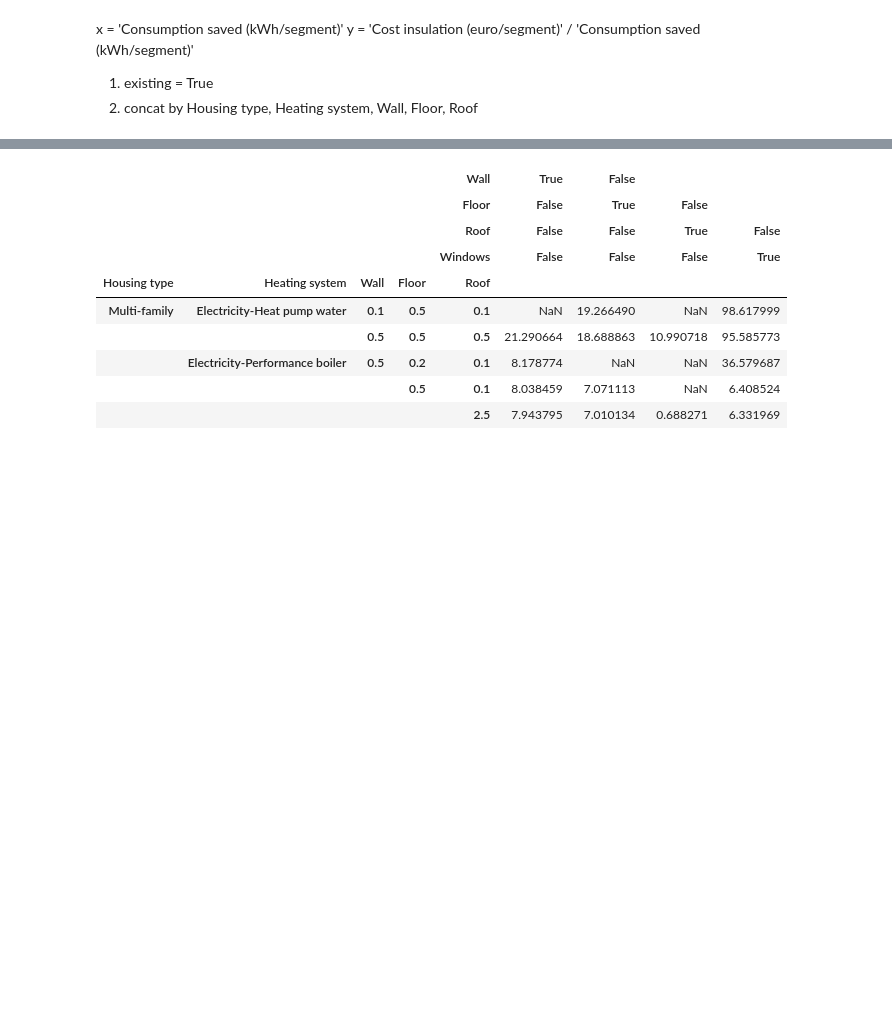
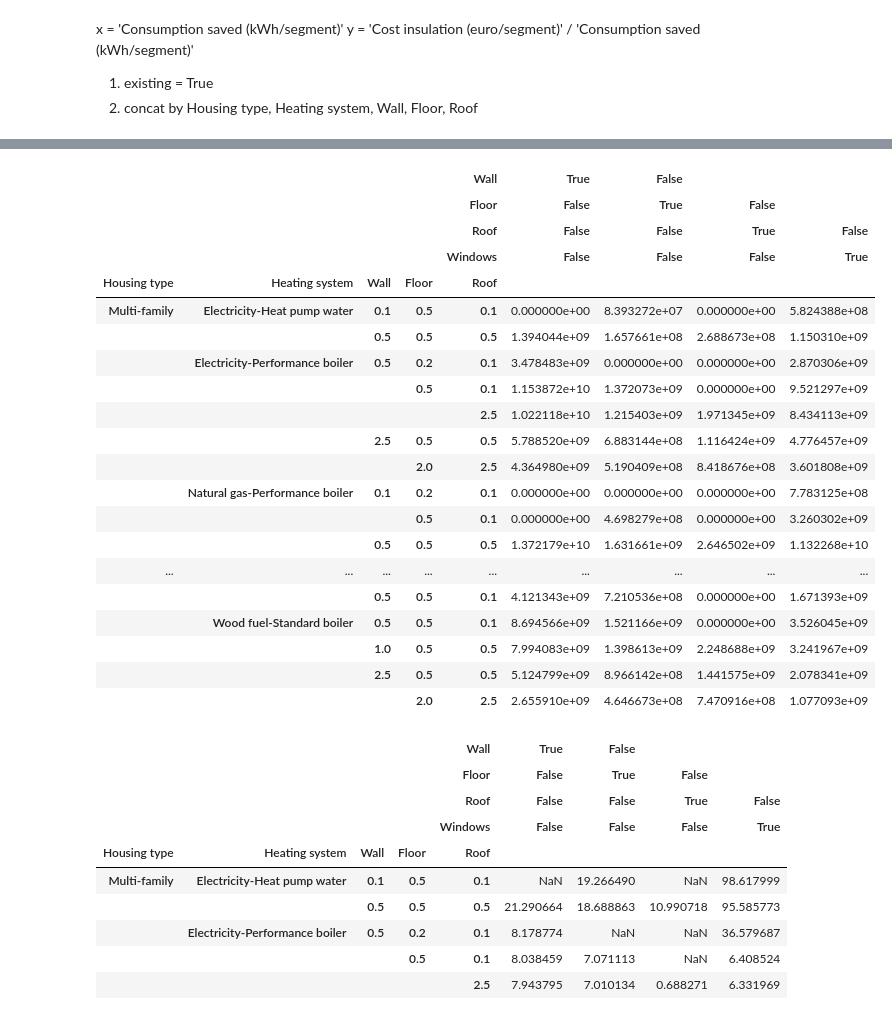
Before and after one commit to CIRED/Res-IRF4, a Jupyter notebook: project/analysis/cost_curve/cost_curve.ipynb, the cells around one changed output, grey strips where cells are left out. Cells and saved outputs as stored; diff of their text form; code cells hidden in the pictures; blank space fills up the shorter version.

```diff
--- a/project/analysis/cost_curve/cost_curve.ipynb
+++ b/project/analysis/cost_curve/cost_curve.ipynb
@@ -56,3 +104,27 @@ cost_efficiency = cost_insulation / consumption_saved
+# %%
+cost_insulation
+# %% [output]
+|  |  |  |  | Wall | True | False |  |  |
+|  |  |  |  | Floor | False | True | False |  |
+|  |  |  |  | Roof | False | False | True | False |
+|  |  |  |  | Windows | False | False | False | True |
+| Housing type | Heating system | Wall | Floor | Roof |  |  |  |  |
+| Multi-family | Electricity-Heat pump water | 0.1 | 0.5 | 0.1 | 0.000000e+00 | 8.393272e+07 | 0.000000e+00 | 5.824388e+08 |
+|  |  | 0.5 | 0.5 | 0.5 | 1.394044e+09 | 1.657661e+08 | 2.688673e+08 | 1.150310e+09 |
+|  | Electricity-Performance boiler | 0.5 | 0.2 | 0.1 | 3.478483e+09 | 0.000000e+00 | 0.000000e+00 | 2.870306e+09 |
+|  |  |  | 0.5 | 0.1 | 1.153872e+10 | 1.372073e+09 | 0.000000e+00 | 9.521297e+09 |
+|  |  |  |  | 2.5 | 1.022118e+10 | 1.215403e+09 | 1.971345e+09 | 8.434113e+09 |
+|  |  | 2.5 | 0.5 | 0.5 | 5.788520e+09 | 6.883144e+08 | 1.116424e+09 | 4.776457e+09 |
+|  |  |  | 2.0 | 2.5 | 4.364980e+09 | 5.190409e+08 | 8.418676e+08 | 3.601808e+09 |
+|  | Natural gas-Performance boiler | 0.1 | 0.2 | 0.1 | 0.000000e+00 | 0.000000e+00 | 0.000000e+00 | 7.783125e+08 |
+|  |  |  | 0.5 | 0.1 | 0.000000e+00 | 4.698279e+08 | 0.000000e+00 | 3.260302e+09 |
+|  |  | 0.5 | 0.5 | 0.5 | 1.372179e+10 | 1.631661e+09 | 2.646502e+09 | 1.132268e+10 |
+| ... | ... | ... | ... | ... | ... | ... | ... | ... |
+|  |  | 0.5 | 0.5 | 0.1 | 4.121343e+09 | 7.210536e+08 | 0.000000e+00 | 1.671393e+09 |
+|  | Wood fuel-Standard boiler | 0.5 | 0.5 | 0.1 | 8.694566e+09 | 1.521166e+09 | 0.000000e+00 | 3.526045e+09 |
+|  |  | 1.0 | 0.5 | 0.5 | 7.994083e+09 | 1.398613e+09 | 2.248688e+09 | 3.241967e+09 |
+|  |  | 2.5 | 0.5 | 0.5 | 5.124799e+09 | 8.966142e+08 | 1.441575e+09 | 2.078341e+09 |
+|  |  |  | 2.0 | 2.5 | 2.655910e+09 | 4.646673e+08 | 7.470916e+08 | 1.077093e+09 |
 # %%
 cost_efficiency.head()
 # %% [output]
```
Also changed, not shown: parts of 5 cells of this notebook, 1 other file.
